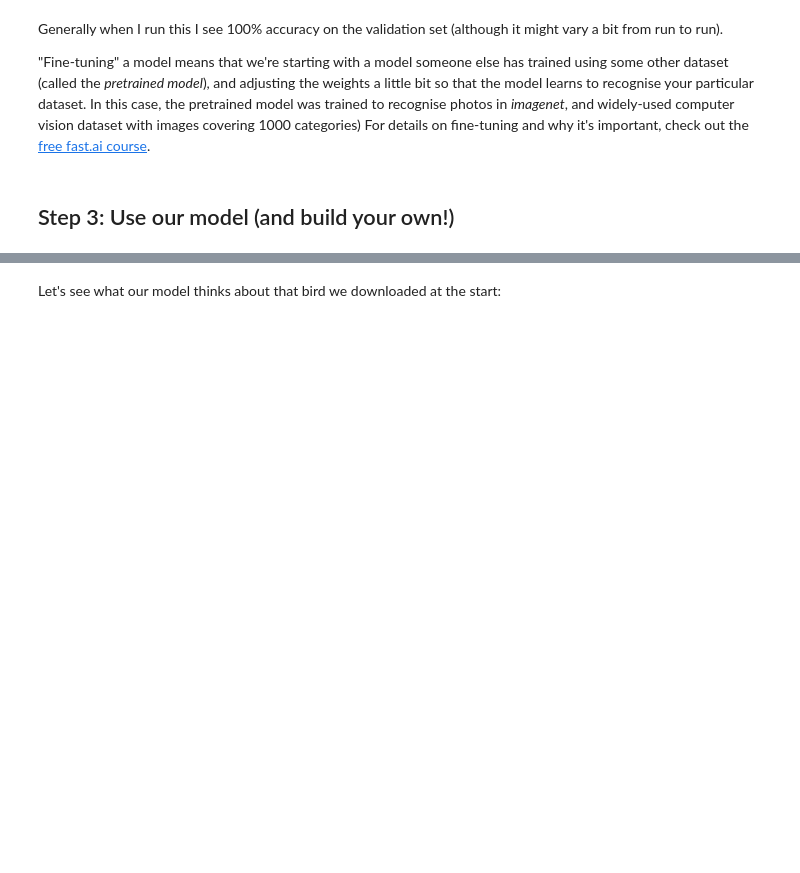
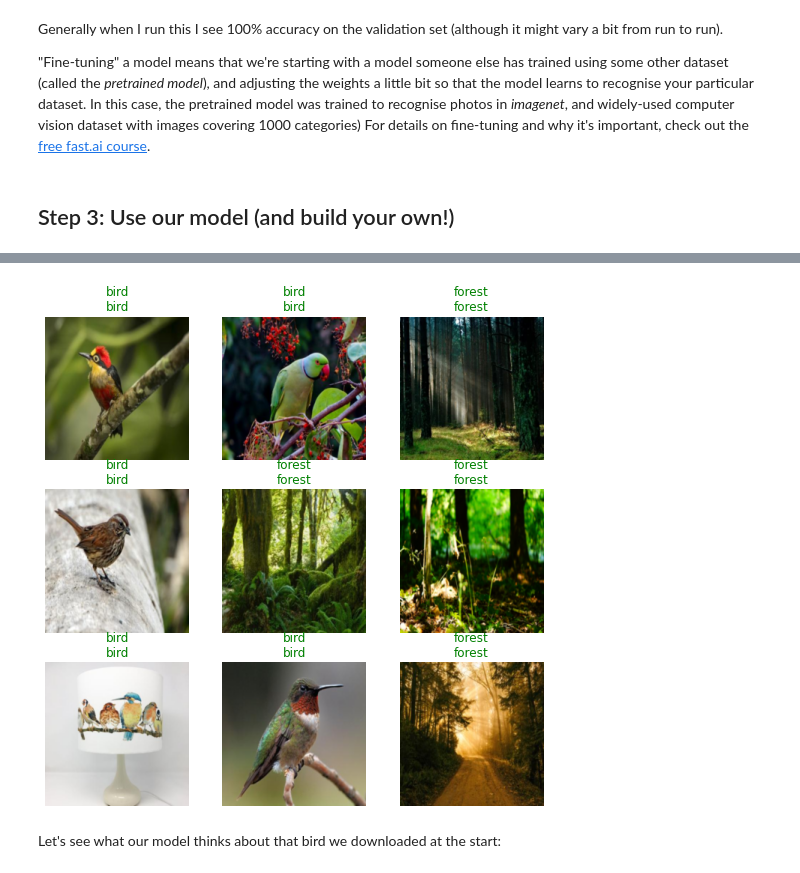
Before and after one commit to arikru/course22, a Jupyter notebook: 00-is-it-a-bird-creating-a-model-from-your-own-data.ipynb, the cells around one changed output, grey strips where cells are left out. Saved outputs shown, nothing was run; the diff lists cells and outputs as text; code cells hidden in the pictures; blank space fills up the shorter version.

```diff
--- a/00-is-it-a-bird-creating-a-model-from-your-own-data.ipynb
+++ b/00-is-it-a-bird-creating-a-model-from-your-own-data.ipynb
@@ -151,3 +155,6 @@ Generally when I run this I see 100% accuracy on the validation set (although it
 "Fine-tuning" a model means that we're starting with a model someone else has trained using some other dataset (called the *pretrained model*), and adjusting the weights a little bit so that the model learns to recognise your particular dataset. In this case, the pretrained model was trained to recognise photos in *imagenet*, and widely-used computer vision dataset with images covering 1000 categories) For details on fine-tuning and why it's important, check out the [free fast.ai course](https://course.fast.ai/).
 # %% [markdown]
 ## Step 3: Use our model (and build your own!)
+# %%
+learn.show_results()
+# %% [output]
@@ -154,3 +162,4 @@ Generally when I run this I see 100% accuracy on the validation set (although it
+[figure, added]
 # %% [markdown]
 Let's see what our model thinks about that bird we downloaded at the start:
 # %%
```
Also changed, not shown: parts of 9 cells of this notebook, 2 other files.
